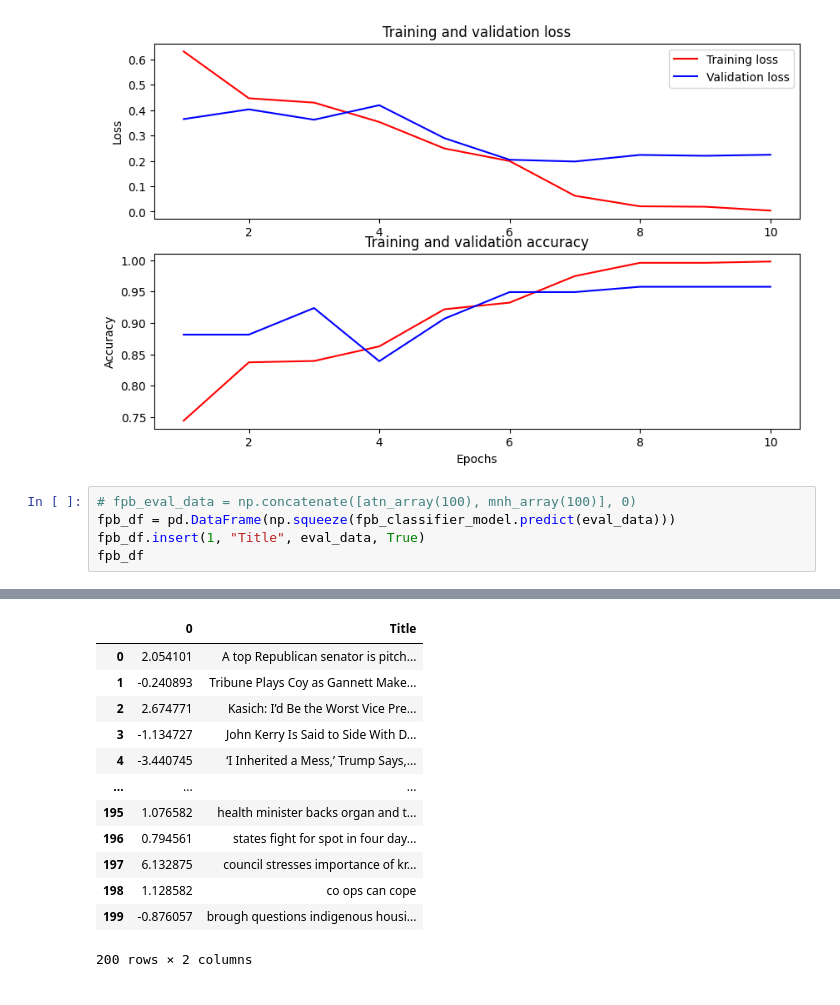
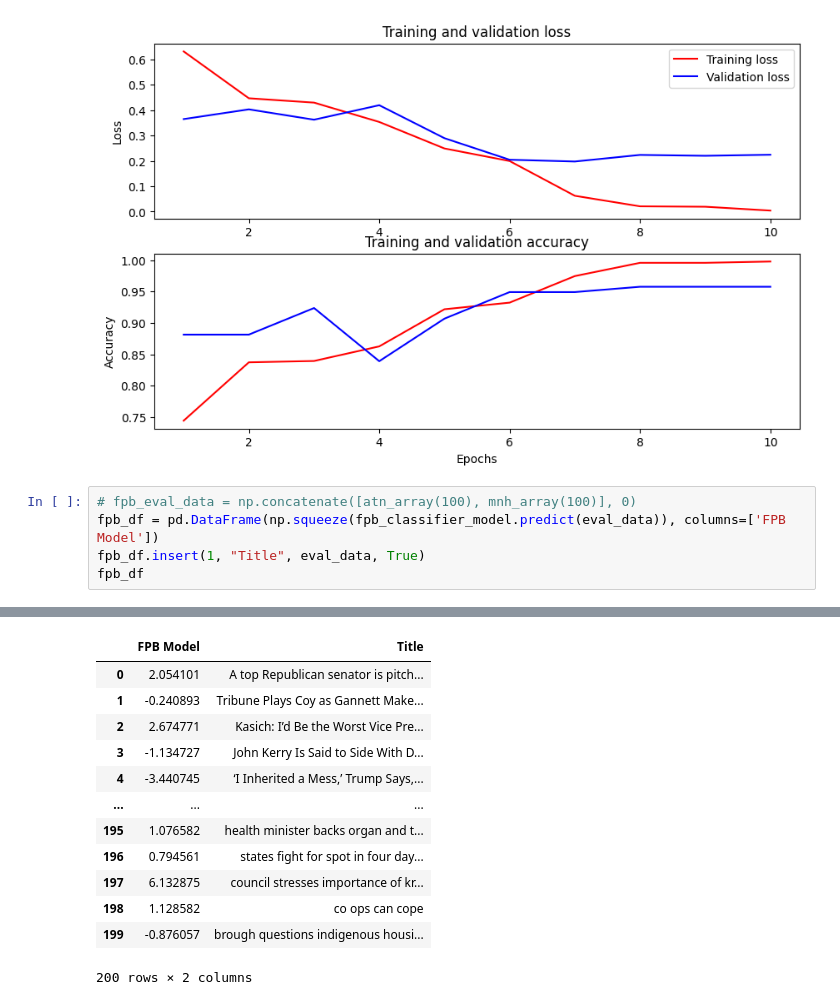
Before and after one commit to Anikate-De/dailysunshine-nlp, a Jupyter notebook: Daily Sunshine App NLP Model.ipynb, the cells around one changed output, grey strips where cells are left out. Drawn from its saved outputs; the diff is of its cells as text.

```diff
--- a/Daily Sunshine App NLP Model.ipynb
+++ b/Daily Sunshine App NLP Model.ipynb
@@ -708,7 +708,7 @@ Text(0, 0.5, 'Accuracy')
 [figure]
 # %%
 # fpb_eval_data = np.concatenate([atn_array(100), mnh_array(100)], 0)
-fpb_df = pd.DataFrame(np.squeeze(fpb_classifier_model.predict(eval_data)))
+fpb_df = pd.DataFrame(np.squeeze(fpb_classifier_model.predict(eval_data)), columns=['FPB Model'])
 fpb_df.insert(1, "Title", eval_data, True)
 fpb_df
 # %% [output]
@@ -716,4 +716,4 @@ fpb_df
-|  | 0 | Title |
+|  | FPB Model | Title |
 | 0 | 2.054101 | A top Republican senator is pitch... |
 | 1 | -0.240893 | Tribune Plays Coy as Gannett Make... |
 | 2 | 2.674771 | Kasich: I’d Be the Worst Vice Pre... |
```
Also changed, not shown: parts of 2 cells of this notebook.
